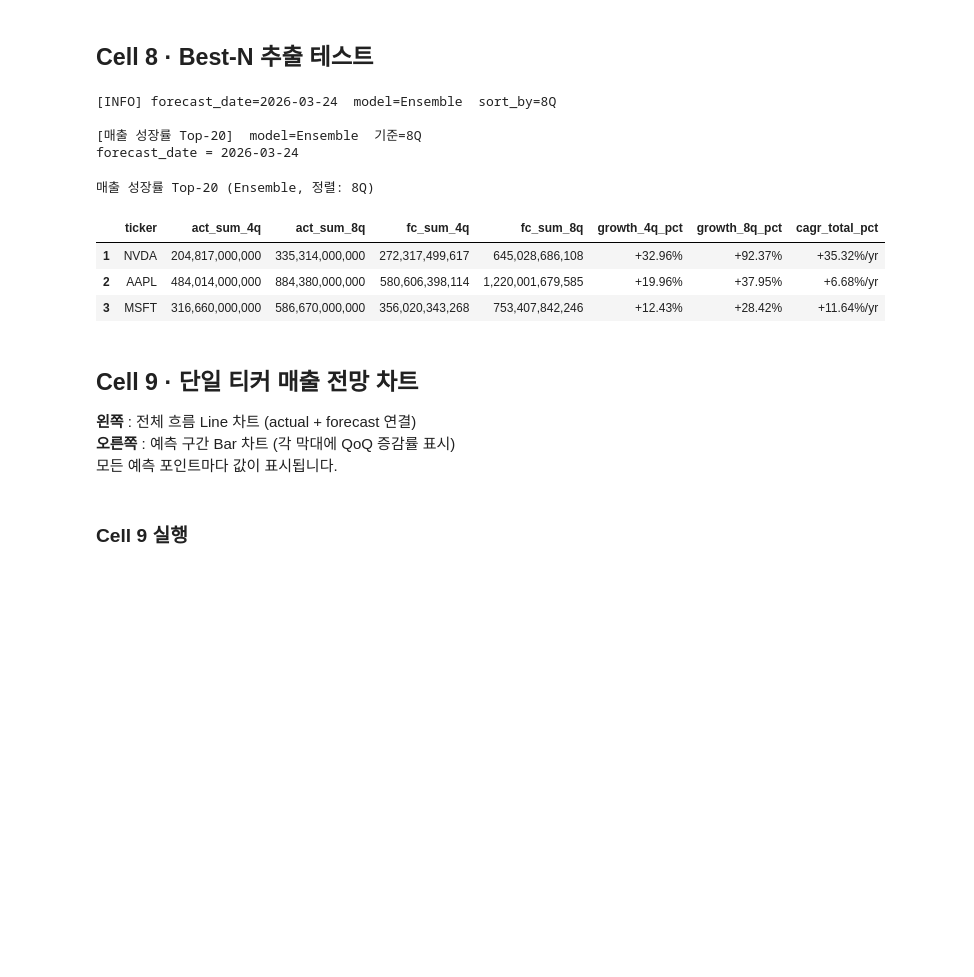
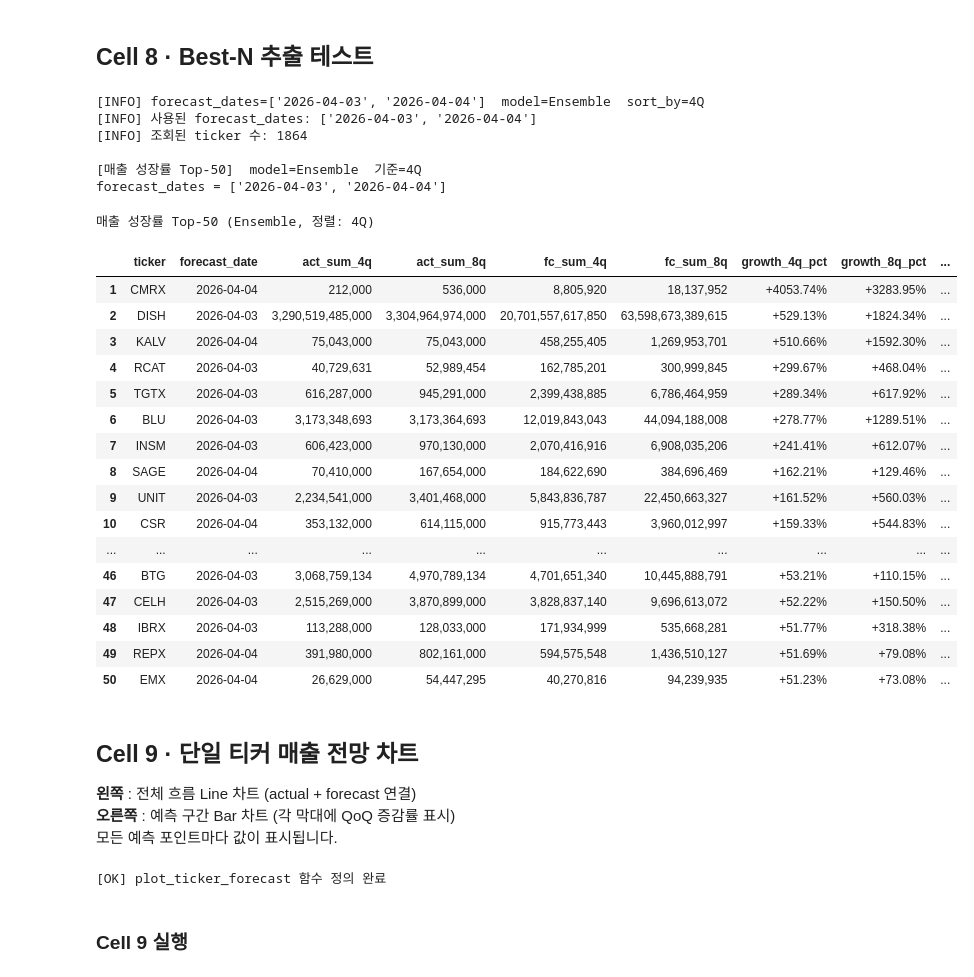
Before and after one commit to stox74/stock_forecast, a Jupyter notebook: US_Market/analysis/미국전기업_매출_예측/us_revenue_analysis_notebook.ipynb, the cells around one changed output. Cells and saved outputs as stored; diff of their text form; code cells hidden in the pictures; blank space fills up the shorter version.

```diff
--- a/US_Market/analysis/미국전기업_매출_예측/us_revenue_analysis_notebook.ipynb
+++ b/US_Market/analysis/미국전기업_매출_예측/us_revenue_analysis_notebook.ipynb
@@ -280,7 +280,7 @@ print("[OK] fetch_forecast 함수 정의 완료")
 
 `TEST_TICKER` / `TEST_MODEL` 을 원하는 값으로 변경하세요.
 # %%
-TEST_TICKER = "NFLX"
+TEST_TICKER = "MU"
 TEST_MODEL  = "Ensemble"   # SARIMA / ETS / Prophet / LSTM / Theta / Ensemble
 
 res = fetch_forecast(TEST_TICKER, TEST_MODEL)
@@ -431,51 +475,72 @@ print("[OK] get_best_n 함수 정의 완료")
 # %% [markdown]
 ## Cell 8 · Best-N 추출 테스트
 # %%
+# ── Cell 8 · Best-N 추출 테스트 ──────────────────────────────────────────
 BEST_MODEL  = "Ensemble"
-BEST_N      = 20
-BEST_SORTBY = "8q"      # "4q" 또는 "8q"
+BEST_N      = 50
+BEST_SORTBY = "4q"      # "4q" 또는 "8q"
 
+# 단일 날짜 (기존과 동일)
+# best_df, used_fd = get_best_n(model=BEST_MODEL, n=BEST_N, sort_by=BEST_SORTBY)
+
+# 복수 날짜 (2일치 합산, 중복은 최신 유지)
 best_df, used_fd = get_best_n(
-    model   = BEST_MODEL,
-    n       = BEST_N,
-    sort_by = BEST_SORTBY,
+    model         = BEST_MODEL,
+    n             = BEST_N,
+    sort_by       = BEST_SORTBY,
+    forecast_date = ["2026-04-03", "2026-04-04"],   # ← 날짜 리스트 전달
 )
 
 print(f"\n[매출 성장률 Top-{BEST_N}]  model={BEST_MODEL}  기준={BEST_SORTBY.upper()}")
-print(f"forecast_date = {used_fd}\n")
+print(f"forecast_dates = {used_fd}\n")   # used_fd 는 이제 리스트
 
 def _pct(v):
     if v is None or (isinstance(v, float) and v != v): return "-"
     return f"{v:+.2f}%"
 
 def _pct_yr(v):
     if v is None or (isinstance(v, float) and v != v): return "-"
     return f"{v:+.2f}%/yr"
 
 display(
     best_df.style
     .format({
         "act_sum_4q"    : "{:,.0f}",
         "act_sum_8q"    : "{:,.0f}",
         "fc_sum_4q"     : "{:,.0f}",
         "fc_sum_8q"     : "{:,.0f}",
         "growth_4q_pct" : _pct,
         "growth_8q_pct" : _pct,
         "cagr_total_pct": _pct_yr,
     })
     .background_gradient(subset=["growth_4q_pct", "growth_8q_pct"], cmap="YlGn")
     .set_caption(f"매출 성장률 Top-{BEST_N} ({BEST_MODEL}, 정렬: {BEST_SORTBY.upper()})")
 )
 # %% [output]
-[INFO] forecast_date=2026-03-24  model=Ensemble  sort_by=8Q
+[INFO] forecast_dates=['2026-04-03', '2026-04-04']  model=Ensemble  sort_by=4Q
+[INFO] 사용된 forecast_dates: ['2026-04-03', '2026-04-04']
+[INFO] 조회된 ticker 수: 1864
 
-[매출 성장률 Top-20]  model=Ensemble  기준=8Q
-forecast_date = 2026-03-24
+[매출 성장률 Top-50]  model=Ensemble  기준=4Q
+forecast_dates = ['2026-04-03', '2026-04-04']
-매출 성장률 Top-20 (Ensemble, 정렬: 8Q)
+매출 성장률 Top-50 (Ensemble, 정렬: 4Q)
-|  | ticker | act_sum_4q | act_sum_8q | fc_sum_4q | fc_sum_8q | growth_4q_pct | growth_8q_pct | cagr_total_pct |
-| 1 | NVDA | 204,817,000,000 | 335,314,000,000 | 272,317,499,617 | 645,028,686,108 | +32.96% | +92.37% | +35.32%/yr |
-| 2 | AAPL | 484,014,000,000 | 884,380,000,000 | 580,606,398,114 | 1,220,001,679,585 | +19.96% | +37.95% | +6.68%/yr |
-| 3 | MSFT | 316,660,000,000 | 586,670,000,000 | 356,020,343,268 | 753,407,842,246 | +12.43% | +28.42% | +11.64%/yr |
+|  | ticker | forecast_date | act_sum_4q | act_sum_8q | fc_sum_4q | fc_sum_8q | growth_4q_pct | growth_8q_pct | ... |
+| 1 | CMRX | 2026-04-04 | 212,000 | 536,000 | 8,805,920 | 18,137,952 | +4053.74% | +3283.95% | ... |
+| 2 | DISH | 2026-04-03 | 3,290,519,485,000 | 3,304,964,974,000 | 20,701,557,617,850 | 63,598,673,389,615 | +529.13% | +1824.34% | ... |
+| 3 | KALV | 2026-04-04 | 75,043,000 | 75,043,000 | 458,255,405 | 1,269,953,701 | +510.66% | +1592.30% | ... |
+| 4 | RCAT | 2026-04-03 | 40,729,631 | 52,989,454 | 162,785,201 | 300,999,845 | +299.67% | +468.04% | ... |
+| 5 | TGTX | 2026-04-03 | 616,287,000 | 945,291,000 | 2,399,438,885 | 6,786,464,959 | +289.34% | +617.92% | ... |
+| 6 | BLU | 2026-04-03 | 3,173,348,693 | 3,173,364,693 | 12,019,843,043 | 44,094,188,008 | +278.77% | +1289.51% | ... |
+| 7 | INSM | 2026-04-03 | 606,423,000 | 970,130,000 | 2,070,416,916 | 6,908,035,206 | +241.41% | +612.07% | ... |
+| 8 | SAGE | 2026-04-04 | 70,410,000 | 167,654,000 | 184,622,690 | 384,696,469 | +162.21% | +129.46% | ... |
+| 9 | UNIT | 2026-04-03 | 2,234,541,000 | 3,401,468,000 | 5,843,836,787 | 22,450,663,327 | +161.52% | +560.03% | ... |
+| 10 | CSR | 2026-04-04 | 353,132,000 | 614,115,000 | 915,773,443 | 3,960,012,997 | +159.33% | +544.83% | ... |
+| ... | ... | ... | ... | ... | ... | ... | ... | ... | ... |
+| 46 | BTG | 2026-04-03 | 3,068,759,134 | 4,970,789,134 | 4,701,651,340 | 10,445,888,791 | +53.21% | +110.15% | ... |
+| 47 | CELH | 2026-04-03 | 2,515,269,000 | 3,870,899,000 | 3,828,837,140 | 9,696,613,072 | +52.22% | +150.50% | ... |
+| 48 | IBRX | 2026-04-03 | 113,288,000 | 128,033,000 | 171,934,999 | 535,668,281 | +51.77% | +318.38% | ... |
+| 49 | REPX | 2026-04-04 | 391,980,000 | 802,161,000 | 594,575,548 | 1,436,510,127 | +51.69% | +79.08% | ... |
+| 50 | EMX | 2026-04-04 | 26,629,000 | 54,447,295 | 40,270,816 | 94,239,935 | +51.23% | +73.08% | ... |
 # %% [markdown]
 ## Cell 9 · 단일 티커 매출 전망 차트
 
@@ -589,6 +654,8 @@ def plot_ticker_forecast(
     plt.show()
 
 print("[OK] plot_ticker_forecast 함수 정의 완료")
+# %% [output]
+[OK] plot_ticker_forecast 함수 정의 완료
 # %% [markdown]
 ### Cell 9 실행
 # %%
```
Also changed, not shown: parts of 5 cells of this notebook, 4 other files.
